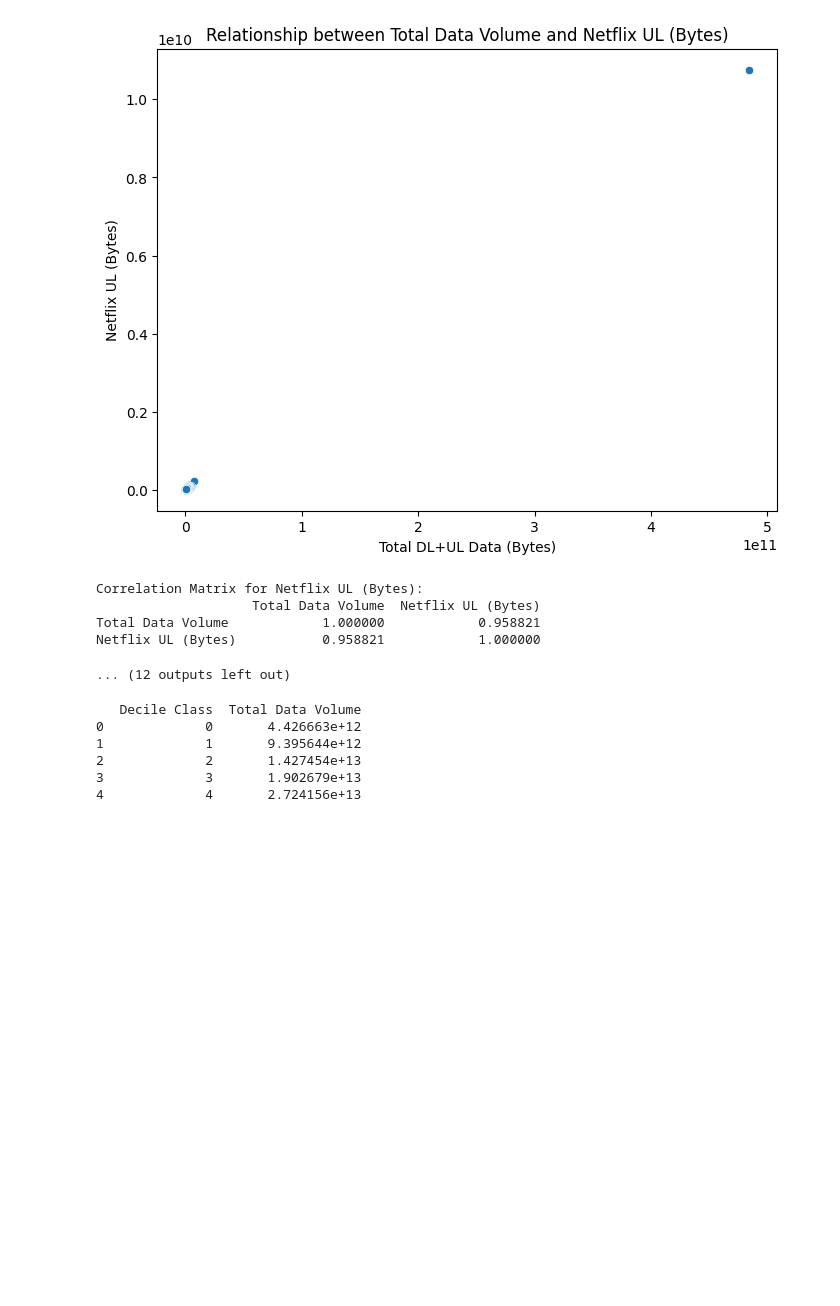
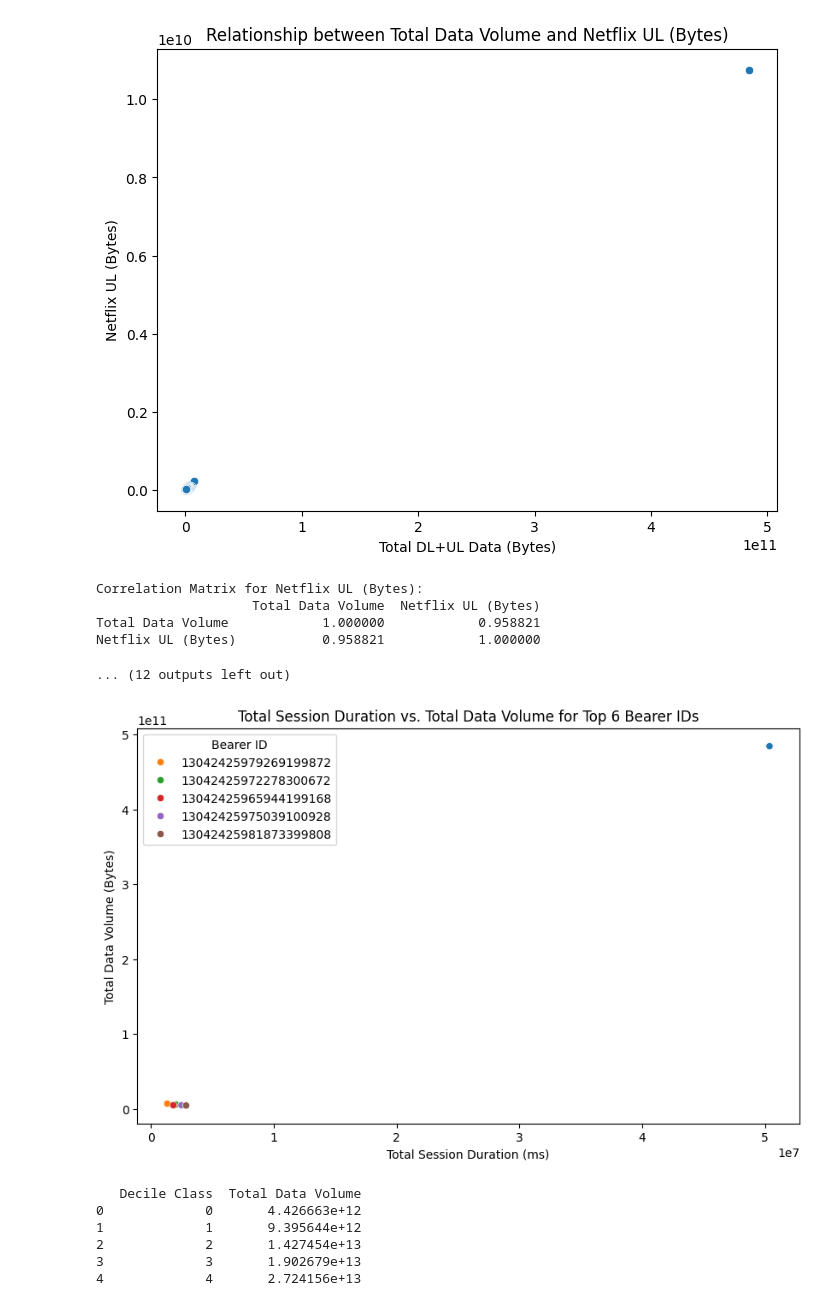
Before and after one commit to Deb052024/Data-Visualization, a Jupyter notebook: Telco_Project_5.ipynb, the cells around one changed output. Cells and saved outputs as stored; diff of their text form; code cells hidden in the pictures; blank space fills up the shorter version.

```diff
--- a/Telco_Project_5.ipynb
+++ b/Telco_Project_5.ipynb
@@ -641,6 +641,37 @@ Correlation Matrix for Netflix UL (Bytes):
 Total Data Volume            1.000000            0.958821
 Netflix UL (Bytes)           0.958821            1.000000
 ... (12 outputs left out)
+# %%
+# prompt:  Plot between total duration spent and total data volume consumption for top 6 bearer Id as hue point
+
+# Assuming your DataFrame is named 'df'
+
+# Calculate total data volume (DL + UL) for each Bearer Id
+total_data_volume_per_bearer = df.groupby('Bearer Id').agg({
+    'Total DL (Bytes)': 'sum',
+    'Total UL (Bytes)': 'sum'
+}).reset_index()
+total_data_volume_per_bearer['Total Data Volume'] = total_data_volume_per_bearer['Total DL (Bytes)'] + total_data_volume_per_bearer['Total UL (Bytes)']
+
+# Calculate total session duration per Bearer Id
+total_session_duration_per_bearer = df.groupby('Bearer Id')['Dur. (ms)'].sum().reset_index(name='Total Session Duration')
+
+# Merge the two DataFrames on 'Bearer Id'
+merged_df = pd.merge(total_data_volume_per_bearer, total_session_duration_per_bearer, on='Bearer Id')
+
+# Get the top 6 Bearer IDs with the highest data volume
+top_6_bearers = merged_df.nlargest(6, 'Total Data Volume')
+
+# Create a scatter plot with hue for top 6 Bearer Ids
+plt.figure(figsize=(10, 6))
+sns.scatterplot(x='Total Session Duration', y='Total Data Volume', hue='Bearer Id', data=top_6_bearers)
+plt.xlabel('Total Session Duration (ms)')
+plt.ylabel('Total Data Volume (Bytes)')
+plt.title('Total Session Duration vs. Total Data Volume for Top 6 Bearer IDs')
+plt.legend(title='Bearer ID', loc='best')
+plt.show()
+# %% [output]
+[figure, added]
 # %%
 # prompt:  Variable transformations– segment the users into the top five decile classes
 #  based on the total duration for all sessions and compute the total data (DL+UL)
```
Also changed, not shown: parts of 1 cell of this notebook.
